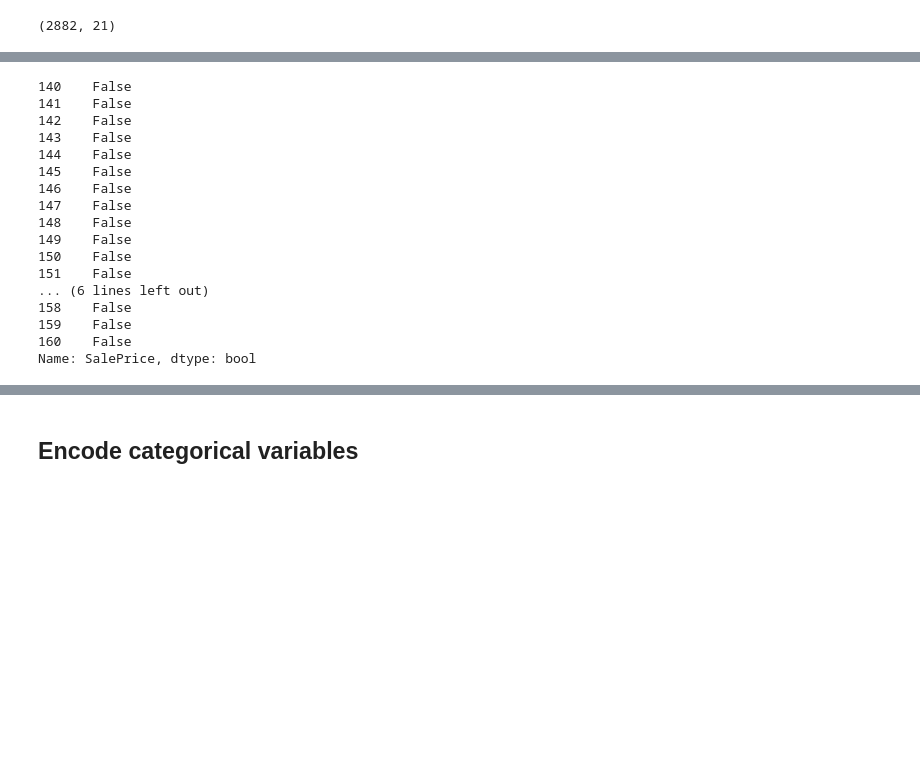
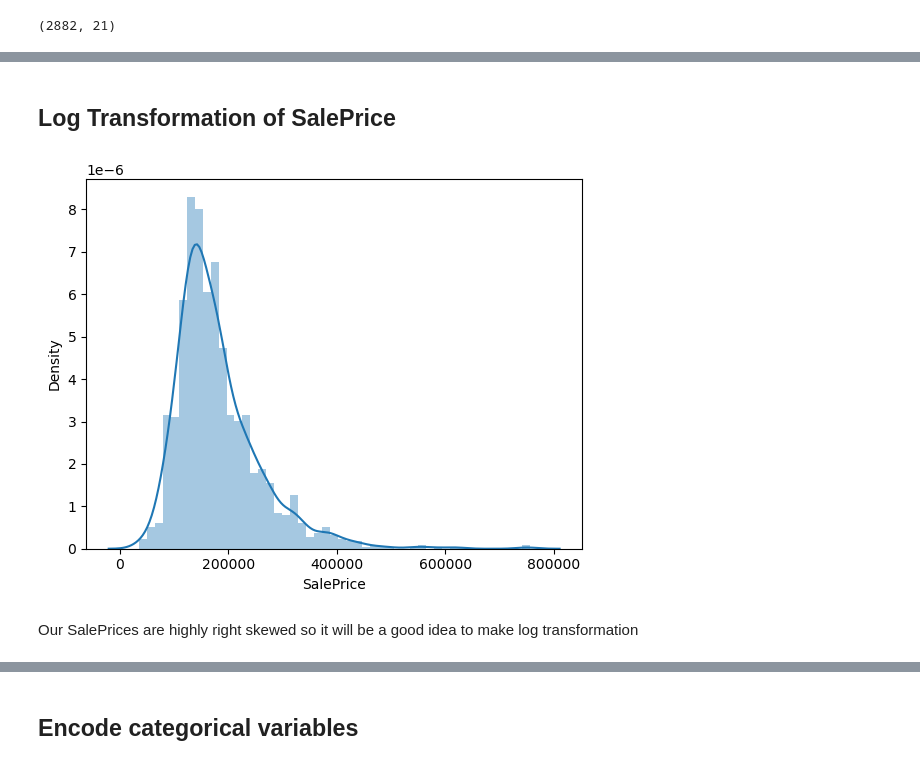
Before and after one commit to fatih-ml/House-price-prediction-ensemble-models-feature-engineering, a Jupyter notebook: housing_price_model.ipynb, the cells around one changed output, grey strips where cells are left out. Cells and saved outputs as stored; diff of their text form; code cells hidden in the pictures; blank space fills up the shorter version.

```diff
--- a/housing_price_model.ipynb
+++ b/housing_price_model.ipynb
@@ -859,20 +859,8 @@ df.sample(3)
-# %%
-df.loc[140:160,'SalePrice'].isnull()
-# %% [output]
-140    False
-141    False
-142    False
-143    False
-144    False
-145    False
-146    False
-147    False
-148    False
-149    False
-150    False
-151    False
-... (6 lines left out)
-158    False
-159    False
-160    False
-Name: SalePrice, dtype: bool
+# %% [markdown]
+## Log Transformation of SalePrice
+# %%
+sns.distplot(df['SalePrice']);
+# %% [output]
+[figure, added]
+# %% [markdown]
+Our SalePrices are highly right skewed so it will be a good idea to make log transformation
```
Also changed, not shown: parts of 23 cells of this notebook.
